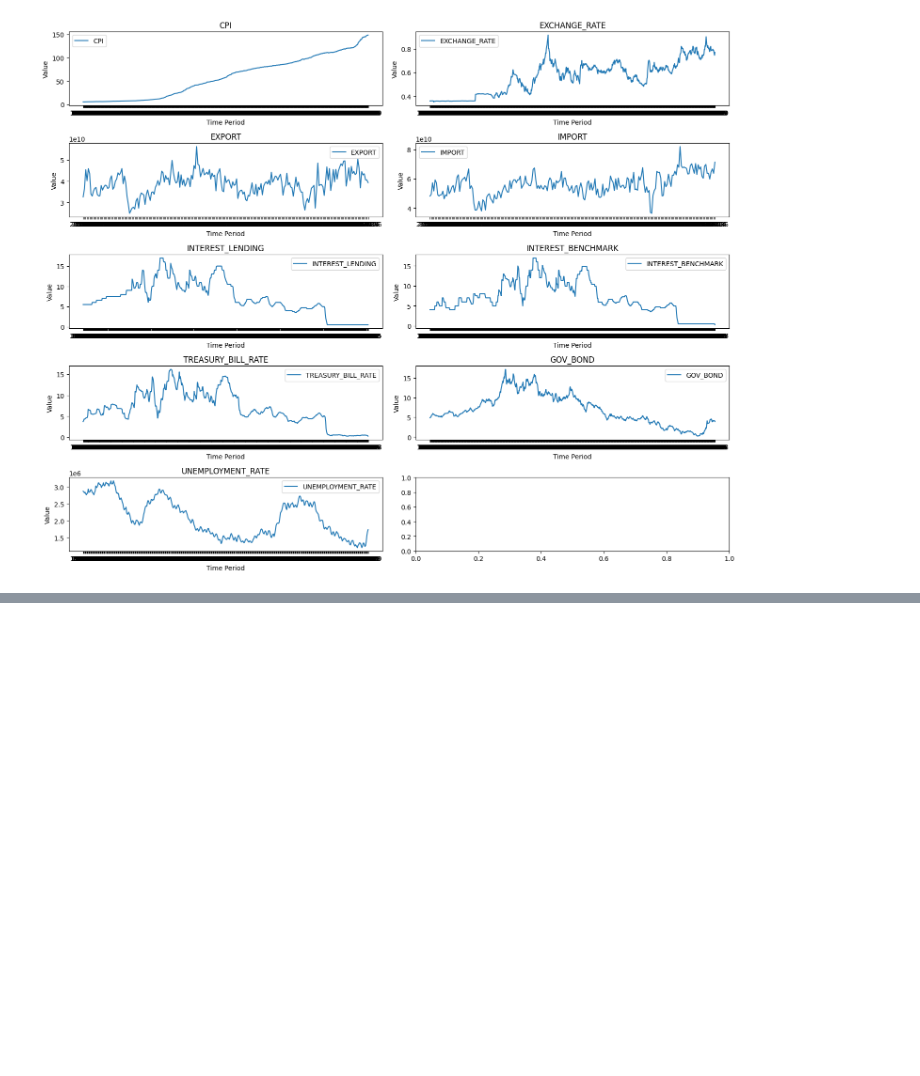
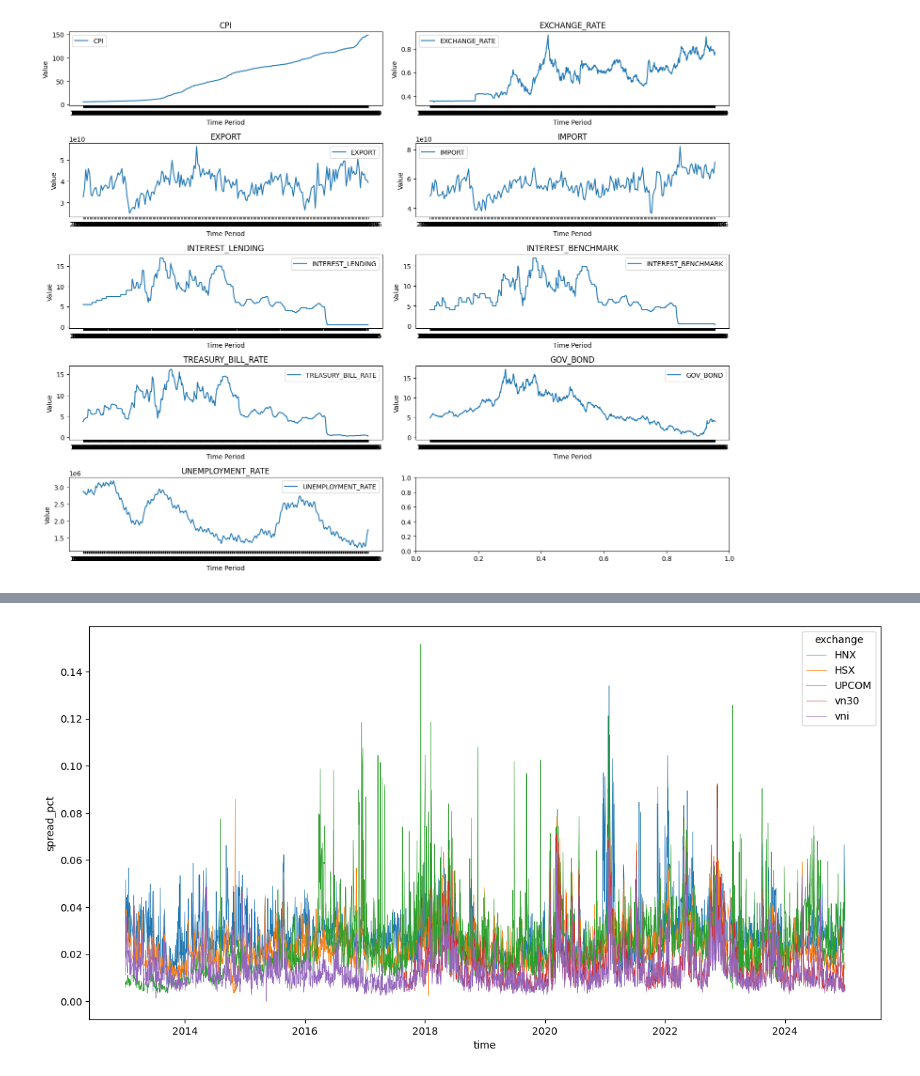
Before and after one commit to nguyentanquocbao/stock, a Jupyter notebook: 1. Macro visualize.ipynb, the cells around one changed output, grey strips where cells are left out. Cells and saved outputs as stored; diff of their text form; code cells hidden in the pictures; blank space fills up the shorter version.

```diff
--- a/1. Macro visualize.ipynb
+++ b/1. Macro visualize.ipynb
@@ -63,0 +64,4 @@ data.head(2)
+# %%
+Market_visual.plot_spread()
+# %% [output]
+[figure, added]
```
Also changed, not shown: parts of 16 cells of this notebook, 4 other files.
